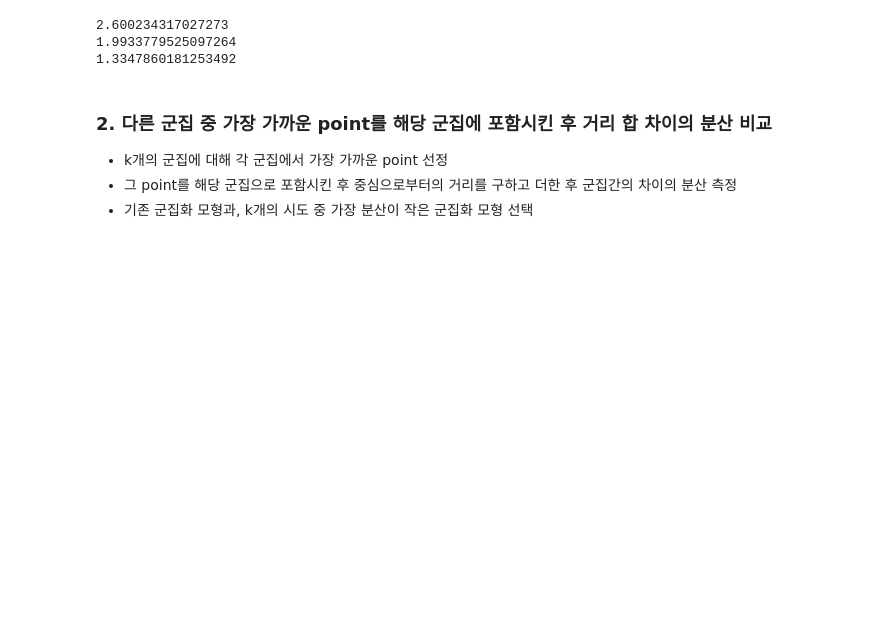
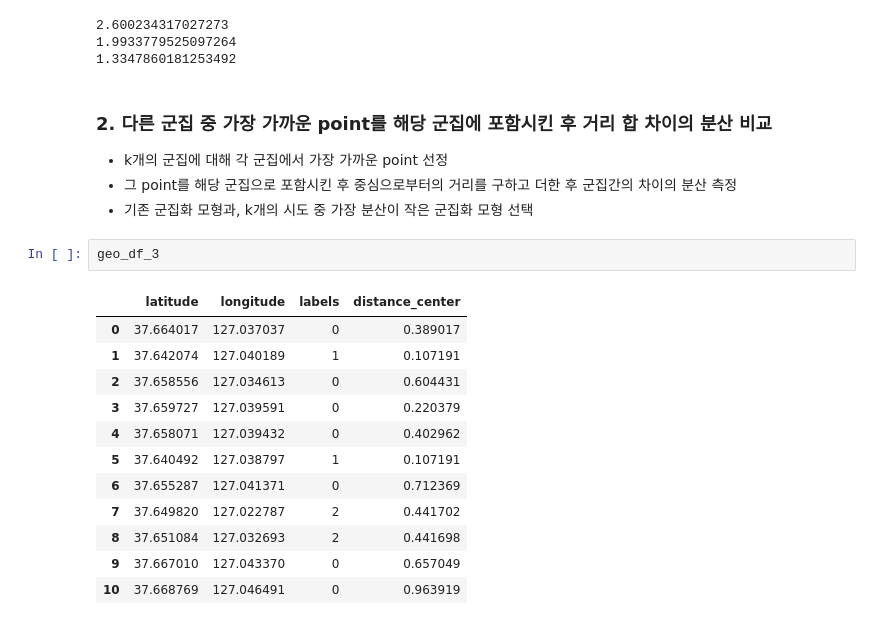
Before and after one commit to Park-taenam/Map_Clustering, a Jupyter notebook: clustering/map_clustering.ipynb, the cells around one changed output. Cells and saved outputs as stored; diff of their text form; blank space fills up the shorter version.

```diff
--- a/clustering/map_clustering.ipynb
+++ b/clustering/map_clustering.ipynb
@@ -246,3 +260,18 @@ print(var_diff(geo_df_3_2))
 - k개의 군집에 대해 각 군집에서 가장 가까운 point 선정
 - 그 point를 해당 군집으로 포함시킨 후 중심으로부터의 거리를 구하고 더한 후 군집간의 차이의 분산 측정
 - 기존 군집화 모형과, k개의 시도 중 가장 분산이 작은 군집화 모형 선택
+# %%
+geo_df_3
+# %% [output]
+|  | latitude | longitude | labels | distance_center |
+| 0 | 37.664017 | 127.037037 | 0 | 0.389017 |
+| 1 | 37.642074 | 127.040189 | 1 | 0.107191 |
+| 2 | 37.658556 | 127.034613 | 0 | 0.604431 |
+| 3 | 37.659727 | 127.039591 | 0 | 0.220379 |
+| 4 | 37.658071 | 127.039432 | 0 | 0.402962 |
+| 5 | 37.640492 | 127.038797 | 1 | 0.107191 |
+| 6 | 37.655287 | 127.041371 | 0 | 0.712369 |
+| 7 | 37.649820 | 127.022787 | 2 | 0.441702 |
+| 8 | 37.651084 | 127.032693 | 2 | 0.441698 |
+| 9 | 37.667010 | 127.043370 | 0 | 0.657049 |
+| 10 | 37.668769 | 127.046491 | 0 | 0.963919 |
```
Also changed, not shown: parts of 7 cells of this notebook.
